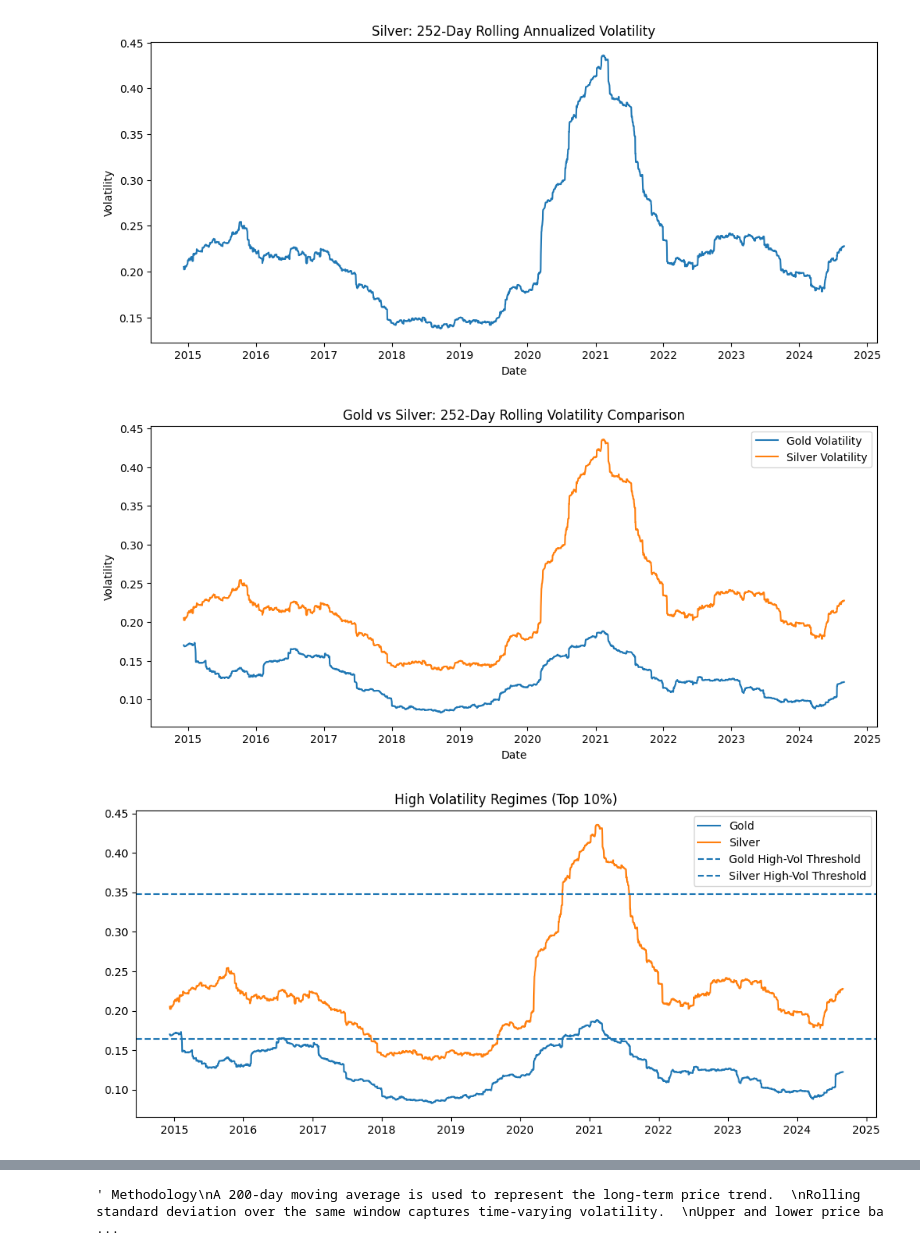
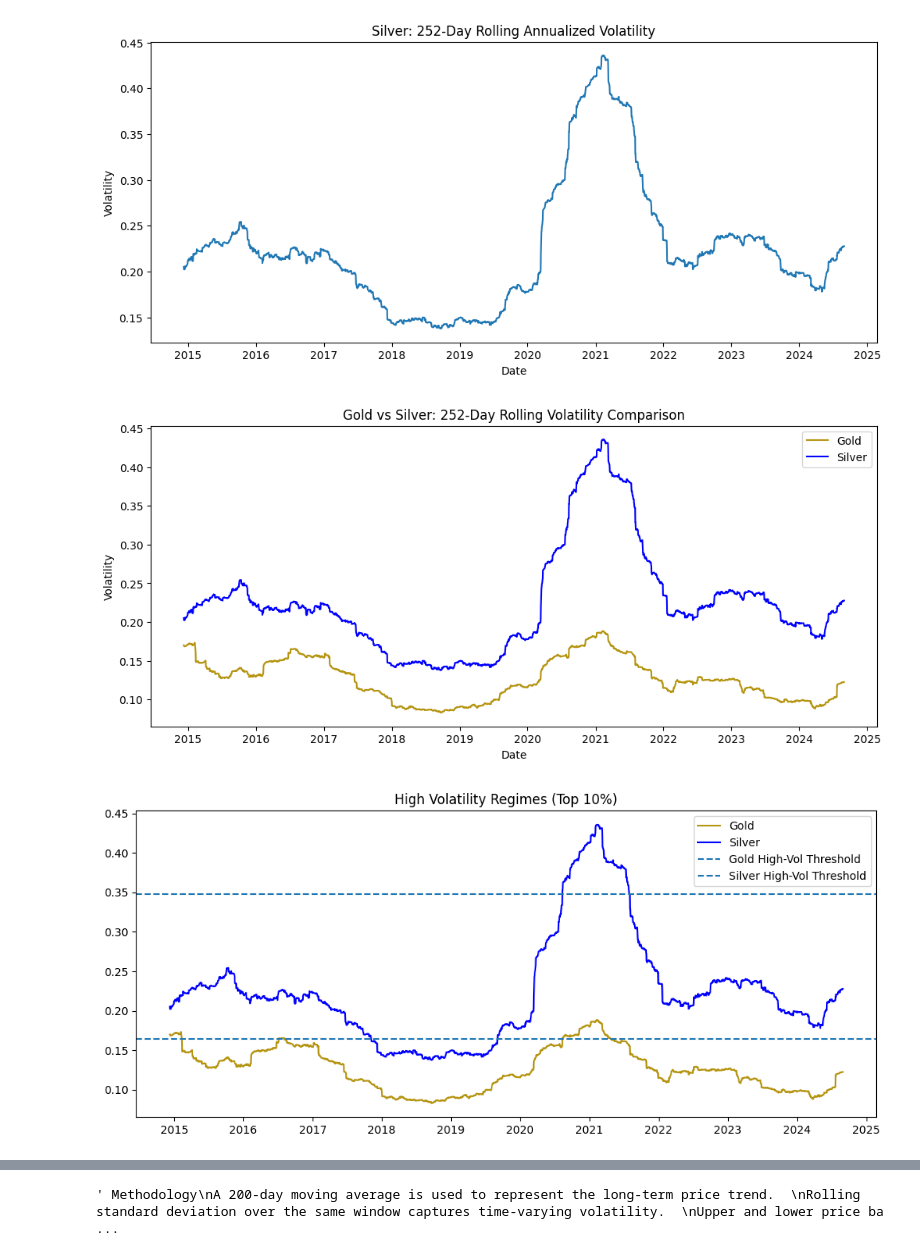
Before and after one commit to pinkprincess536/finsharpe-gold-silver-price-band-analysis, a Jupyter notebook: assignment_finsharpe.ipynb, the cells around one changed output, grey strips where cells are left out. Drawn from its saved outputs; the diff is of its cells as text; code cells hidden in the pictures.

```diff
--- a/assignment_finsharpe.ipynb
+++ b/assignment_finsharpe.ipynb
@@ -107,22 +156,22 @@ plt.show()
 [figure]
 # %%
 plt.figure(figsize=(12,5))
-plt.plot(gold_aligned.index, gold_aligned['volatility'], label='Gold Volatility')
-plt.plot(silver_aligned.index, silver_aligned['volatility'], label='Silver Volatility')
+plt.plot( gold_aligned.index, gold_aligned['volatility'], label='Gold',color='#B59410')
+plt.plot( silver_aligned.index, silver_aligned['volatility'], label='Silver',color='blue')
 plt.title("Gold vs Silver: 252-Day Rolling Volatility Comparison")
 plt.xlabel("Date")
 plt.ylabel("Volatility")
 plt.legend()
 plt.show()
 # %% [output]
-[figure, old version]
+[figure, new version]
 # %%
 gold_threshold = gold_aligned['volatility'].quantile(0.90)
 silver_threshold = silver_aligned['volatility'].quantile(0.90)
 
 plt.figure(figsize=(12,5))
-plt.plot(gold_aligned.index, gold_aligned['volatility'], label='Gold')
-plt.plot(silver_aligned.index, silver_aligned['volatility'], label='Silver')
+plt.plot( gold_aligned.index, gold_aligned['volatility'], label='Gold',color='#B59410')
+plt.plot( silver_aligned.index, silver_aligned['volatility'], label='Silver',color='blue')
 
 plt.axhline(gold_threshold, linestyle='--', label='Gold High-Vol Threshold')
 
@@ -132,4 +181,4 @@ plt.title("High Volatility Regimes (Top 10%)")
 plt.legend()
 plt.show()
 # %% [output]
-[figure, old version]
+[figure, new version]
```
Also changed, not shown: parts of 27 cells of this notebook, 3 other files.
